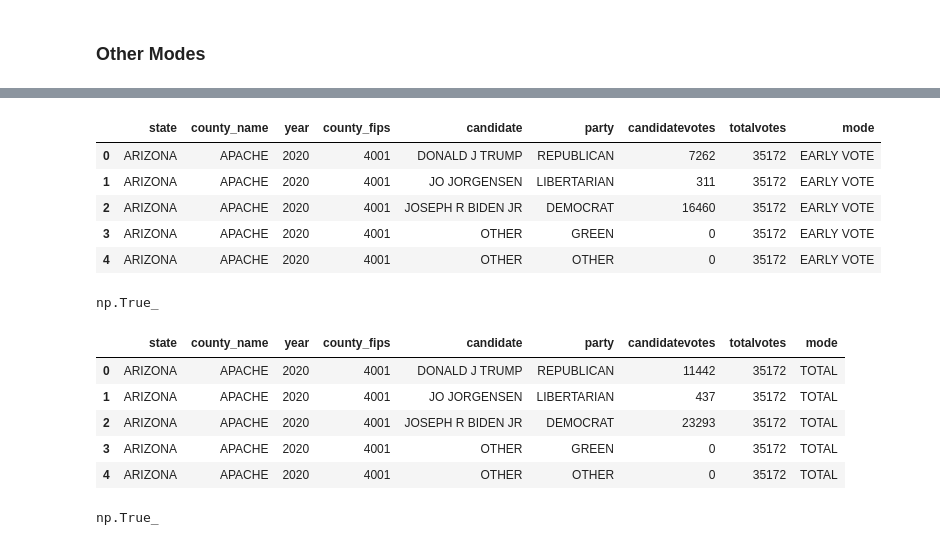
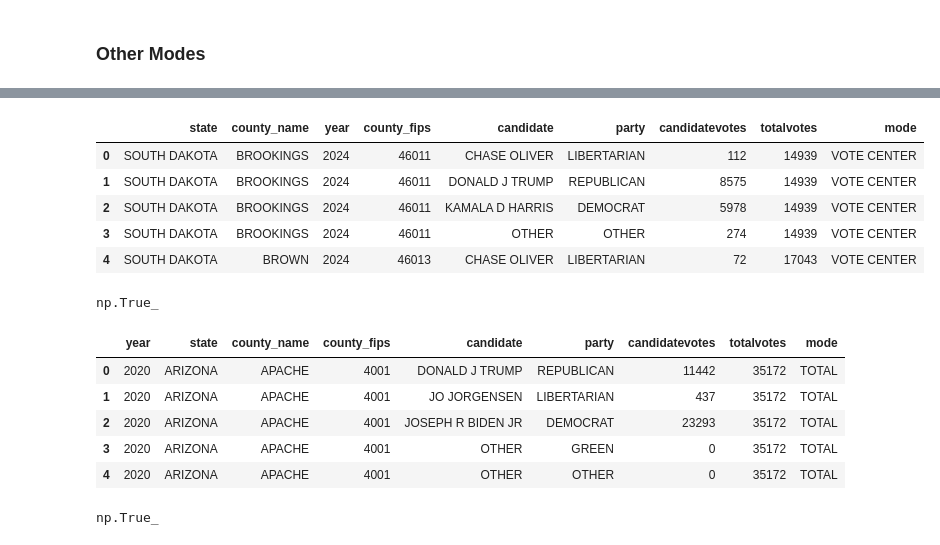
Before and after one commit to chiabingxuan/pollytics, a Jupyter notebook: pollytics/backend/etl/us_county_pres_processing.ipynb, the cells around one changed output, grey strips where cells are left out. Cells and saved outputs as stored; diff of their text form; code cells hidden in the pictures.

```diff
--- a/pollytics/backend/etl/us_county_pres_processing.ipynb
+++ b/pollytics/backend/etl/us_county_pres_processing.ipynb
@@ -79,0 +82,6 @@ pres_election_df["county_fips"] = pres_election_df.apply(
+# %%
+SHANNON_NAME = "SHANNON"
+SHANNON_FIPS = 46113
+
+OGLALA_LAKOTA_NAME = "OGLALA LAKOTA"
+OGLALA_LAKOTA_FIPS = 46102
@@ -79,0 +143,3 @@ pres_election_df["county_fips"] = pres_election_df.apply(
+# %%
+pres_election_df[["county_name", "county_fips"]] = pres_election_df.apply(format_sd_county_name_and_fips, axis=1, result_type="expand")
+pres_election_df["county_fips"] = pres_election_df["county_fips"].astype("Int64")
@@ -81,9 +156,9 @@ pres_election_df["county_fips"] = pres_election_df.apply(
 We format the county names of Alaska. Some rows have leading zeroes in the county (eg. District 01) while others do not (eg. District 1), so we make these consistent by removing all leading zeroes. We also remove District 99, given that it is used to categorise and track statewide absentee, military, and overseas ballots that are processed centrally rather than at a local precinct.
 # %%
 def format_ak_county_name(row):
-    county_name = row["county_name"]
+    state, county_name = row["state"], row["county_name"]
 
-    if row["state"] != "ALASKA":
+    if state != "ALASKA":
         return county_name
 
     return f"DISTRICT {int(county_name.split()[1])}"
@@ -288,14 +356,14 @@ As we can see, the problematic rows come from year 2020, for Alaska, Arkansas, G
 # %%
-# Find state-election combinations with no TOTAL mode
+# Find election-county combinations with no TOTAL mode
 # but with at least one other mode
-state_election_modes = pres_election_df.groupby(["year", "state"])["mode"] \
+election_county_modes = pres_election_df.groupby(["year", "state", "county_name", "county_fips"])["mode"] \
     .agg(lambda modes: sorted(modes.unique())) \
     .reset_index() \
 
-no_total_mode_but_with_other_modes = state_election_modes[
-    ~state_election_modes["mode"].apply(lambda modes: "TOTAL" in modes)
-    & state_election_modes["mode"].apply(lambda modes: len(modes) > 0)
+no_total_mode_but_with_other_modes = election_county_modes[
+    ~election_county_modes["mode"].apply(lambda modes: "TOTAL" in modes)
+    & election_county_modes["mode"].apply(lambda modes: len(modes) > 0)
 ]
 
-no_total_mode_but_with_other_modes
+no_total_mode_but_with_other_modes.head()
 # %% [output]
@@ -313,30 +376,30 @@ no_total_mode_but_with_other_modes
 # %%
-# Remove the problematic year-state combinations from the main dataframe
+# Remove the problematic year-county combinations from the main dataframe
 pres_election_df_without_problematic = pres_election_df.merge(
-    no_total_mode_but_with_other_modes[["year", "state"]],
-    on=["year", "state"],
+    no_total_mode_but_with_other_modes[["year", "state", "county_name", "county_fips"]],
+    on=["year", "state", "county_name", "county_fips"],
     how="left",
     indicator=True
 )
 pres_election_df_without_problematic = pres_election_df_without_problematic[
     pres_election_df_without_problematic["_merge"] == "left_only"
 ].drop(columns="_merge")
 
 # Extract the problematic rows separately
 problematic_rows = pres_election_df.merge(
-    no_total_mode_but_with_other_modes[["year", "state"]],
-    on=["year", "state"],
+    no_total_mode_but_with_other_modes[["year", "state", "county_name", "county_fips"]],
+    on=["year", "state", "county_name", "county_fips"],
     how="inner"
 )
 
 problematic_rows.head()
 # %% [output]
 |  | state | county_name | year | county_fips | candidate | party | candidatevotes | totalvotes | mode |
-| 0 | ARIZONA | APACHE | 2020 | 4001 | DONALD J TRUMP | REPUBLICAN | 7262 | 35172 | EARLY VOTE |
-| 1 | ARIZONA | APACHE | 2020 | 4001 | JO JORGENSEN | LIBERTARIAN | 311 | 35172 | EARLY VOTE |
-| 2 | ARIZONA | APACHE | 2020 | 4001 | JOSEPH R BIDEN JR | DEMOCRAT | 16460 | 35172 | EARLY VOTE |
-| 3 | ARIZONA | APACHE | 2020 | 4001 | OTHER | GREEN | 0 | 35172 | EARLY VOTE |
-| 4 | ARIZONA | APACHE | 2020 | 4001 | OTHER | OTHER | 0 | 35172 | EARLY VOTE |
+| 0 | SOUTH DAKOTA | BROOKINGS | 2024 | 46011 | CHASE OLIVER | LIBERTARIAN | 112 | 14939 | VOTE CENTER |
+| 1 | SOUTH DAKOTA | BROOKINGS | 2024 | 46011 | DONALD J TRUMP | REPUBLICAN | 8575 | 14939 | VOTE CENTER |
+| 2 | SOUTH DAKOTA | BROOKINGS | 2024 | 46011 | KAMALA D HARRIS | DEMOCRAT | 5978 | 14939 | VOTE CENTER |
+| 3 | SOUTH DAKOTA | BROOKINGS | 2024 | 46011 | OTHER | OTHER | 274 | 14939 | VOTE CENTER |
+| 4 | SOUTH DAKOTA | BROWN | 2024 | 46013 | CHASE OLIVER | LIBERTARIAN | 72 | 17043 | VOTE CENTER |
 # %%
 # For the problematic rows, verify that all total vote values are the same for a given county
 are_problematic_total_votes_consistent_across_county = problematic_rows \
@@ -351,7 +414,7 @@ np.True_
 # before assigning TOTAL mode
 problematic_totals = problematic_rows \
     .groupby(
-        ["state", "county_name", "year", "county_fips",
+        ["year", "state", "county_name", "county_fips",
         "candidate", "party"],
         as_index=False
     ) \
@@ -363,11 +426,11 @@ problematic_totals = problematic_rows \
 
 problematic_totals.head()
 # %% [output]
-|  | state | county_name | year | county_fips | candidate | party | candidatevotes | totalvotes | mode |
-| 0 | ARIZONA | APACHE | 2020 | 4001 | DONALD J TRUMP | REPUBLICAN | 11442 | 35172 | TOTAL |
-| 1 | ARIZONA | APACHE | 2020 | 4001 | JO JORGENSEN | LIBERTARIAN | 437 | 35172 | TOTAL |
-| 2 | ARIZONA | APACHE | 2020 | 4001 | JOSEPH R BIDEN JR | DEMOCRAT | 23293 | 35172 | TOTAL |
-| 3 | ARIZONA | APACHE | 2020 | 4001 | OTHER | GREEN | 0 | 35172 | TOTAL |
-| 4 | ARIZONA | APACHE | 2020 | 4001 | OTHER | OTHER | 0 | 35172 | TOTAL |
+|  | year | state | county_name | county_fips | candidate | party | candidatevotes | totalvotes | mode |
+| 0 | 2020 | ARIZONA | APACHE | 4001 | DONALD J TRUMP | REPUBLICAN | 11442 | 35172 | TOTAL |
+| 1 | 2020 | ARIZONA | APACHE | 4001 | JO JORGENSEN | LIBERTARIAN | 437 | 35172 | TOTAL |
+| 2 | 2020 | ARIZONA | APACHE | 4001 | JOSEPH R BIDEN JR | DEMOCRAT | 23293 | 35172 | TOTAL |
+| 3 | 2020 | ARIZONA | APACHE | 4001 | OTHER | GREEN | 0 | 35172 | TOTAL |
+| 4 | 2020 | ARIZONA | APACHE | 4001 | OTHER | OTHER | 0 | 35172 | TOTAL |
 # %%
 # For the problematic rows, verify that for each county, the sum of the candidate votes == the total votes
```
Also changed, not shown: parts of 27 cells of this notebook, 1 other file.
